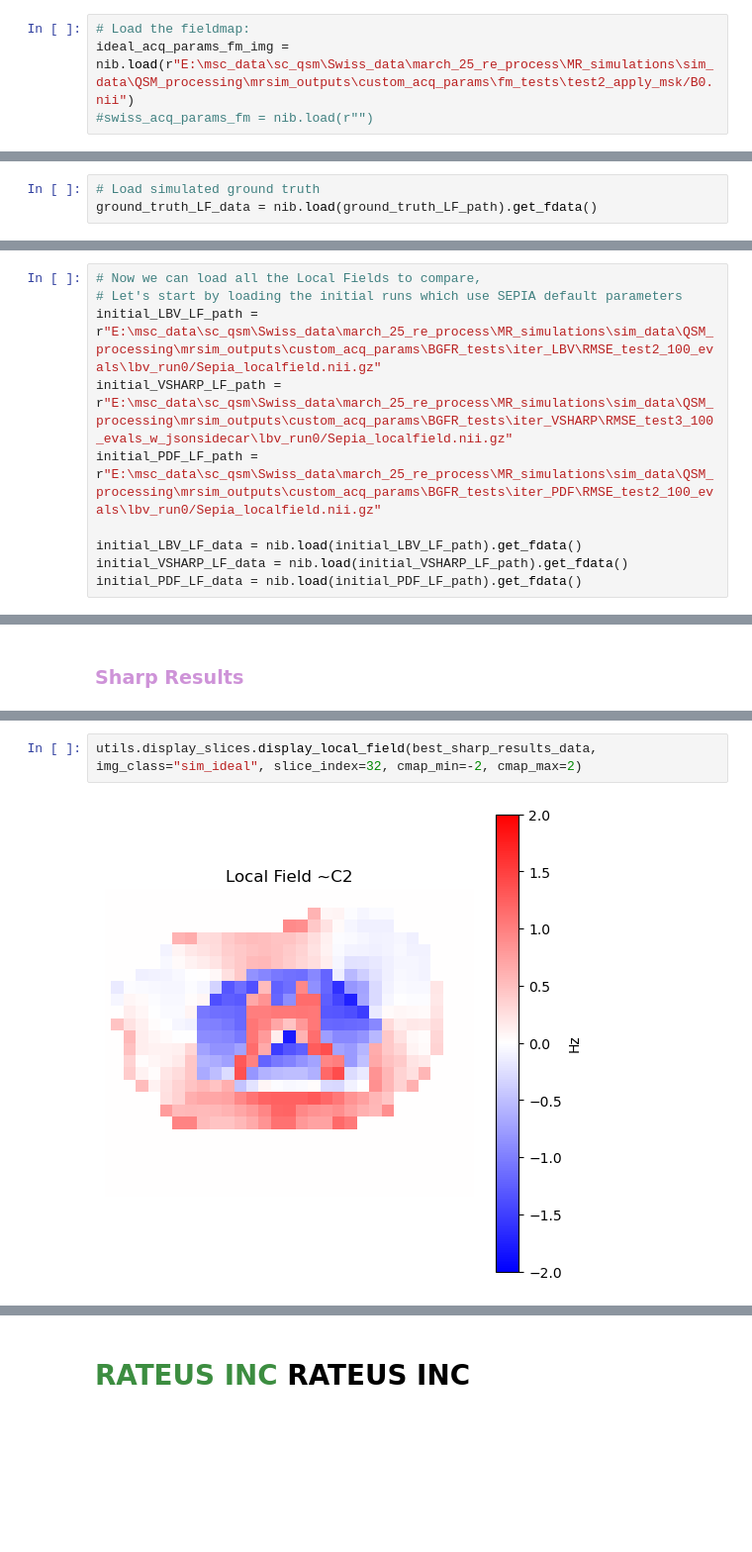
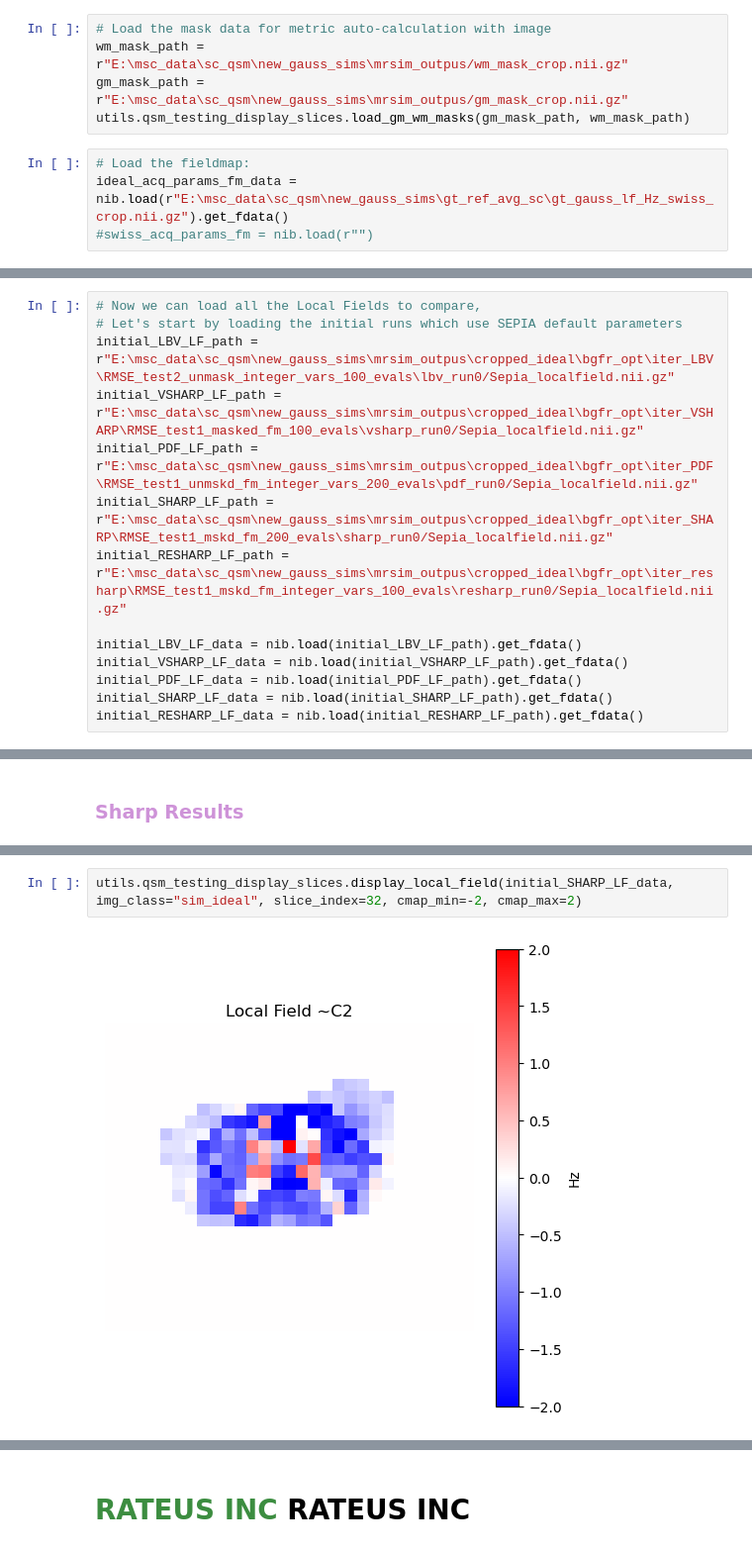
Before and after one commit to sriosq/Image-processing-strategies, a Jupyter notebook: qsm_testing/bgfr_testing.ipynb, the cells around one changed output, grey strips where cells are left out. Shown at 99% size. Drawn from its saved outputs; the diff is of its cells as text; blank space fills up the shorter version.

```diff
--- a/qsm_testing/bgfr_testing.ipynb
+++ b/qsm_testing/bgfr_testing.ipynb
@@ -31,4 +29,9 @@ This are the fieldmaps calculated with ROMEO
+# %%
+# Load the mask data for metric auto-calculation with image
+wm_mask_path = r"E:\msc_data\sc_qsm\new_gauss_sims\mrsim_outpus/wm_mask_crop.nii.gz"
+gm_mask_path = r"E:\msc_data\sc_qsm\new_gauss_sims\mrsim_outpus/gm_mask_crop.nii.gz"
+utils.qsm_testing_display_slices.load_gm_wm_masks(gm_mask_path, wm_mask_path)
 # %%
 # Load the fieldmap:
-ideal_acq_params_fm_img = nib.load(r"E:\msc_data\sc_qsm\Swiss_data\march_25_re_process\MR_simulations\sim_data\QSM_processing\mrsim_outputs\custom_acq_params\fm_tests\test2_apply_msk/B0.nii")
+ideal_acq_params_fm_data = nib.load(r"E:\msc_data\sc_qsm\new_gauss_sims\gt_ref_avg_sc\gt_gauss_lf_Hz_swiss_crop.nii.gz").get_fdata()
 #swiss_acq_params_fm = nib.load(r"")
@@ -50,3 +45,0 @@ sc_mask_path = r"E:\msc_data\sc_qsm\Swiss_data\march_25_re_process\MR_simulation
-# %%
-# Load simulated ground truth
-ground_truth_LF_data = nib.load(ground_truth_LF_path).get_fdata()
@@ -53,12 +52,16 @@ ground_truth_LF_data = nib.load(ground_truth_LF_path).get_fdata()
 # %%
 # Now we can load all the Local Fields to compare,
 # Let's start by loading the initial runs which use SEPIA default parameters
-initial_LBV_LF_path = r"E:\msc_data\sc_qsm\Swiss_data\march_25_re_process\MR_simulations\sim_data\QSM_processing\mrsim_outputs\custom_acq_params\BGFR_tests\iter_LBV\RMSE_test2_100_evals\lbv_run0/Sepia_localfield.nii.gz"
-initial_VSHARP_LF_path = r"E:\msc_data\sc_qsm\Swiss_data\march_25_re_process\MR_simulations\sim_data\QSM_processing\mrsim_outputs\custom_acq_params\BGFR_tests\iter_VSHARP\RMSE_test3_100_evals_w_jsonsidecar\lbv_run0/Sepia_localfield.nii.gz"
-initial_PDF_LF_path = r"E:\msc_data\sc_qsm\Swiss_data\march_25_re_process\MR_simulations\sim_data\QSM_processing\mrsim_outputs\custom_acq_params\BGFR_tests\iter_PDF\RMSE_test2_100_evals\lbv_run0/Sepia_localfield.nii.gz"
+initial_LBV_LF_path = r"E:\msc_data\sc_qsm\new_gauss_sims\mrsim_outpus\cropped_ideal\bgfr_opt\iter_LBV\RMSE_test2_unmask_integer_vars_100_evals\lbv_run0/Sepia_localfield.nii.gz"
+initial_VSHARP_LF_path = r"E:\msc_data\sc_qsm\new_gauss_sims\mrsim_outpus\cropped_ideal\bgfr_opt\iter_VSHARP\RMSE_test1_masked_fm_100_evals\vsharp_run0/Sepia_localfield.nii.gz"
+initial_PDF_LF_path = r"E:\msc_data\sc_qsm\new_gauss_sims\mrsim_outpus\cropped_ideal\bgfr_opt\iter_PDF\RMSE_test1_unmskd_fm_integer_vars_200_evals\pdf_run0/Sepia_localfield.nii.gz"
+initial_SHARP_LF_path = r"E:\msc_data\sc_qsm\new_gauss_sims\mrsim_outpus\cropped_ideal\bgfr_opt\iter_SHARP\RMSE_test1_mskd_fm_200_evals\sharp_run0/Sepia_localfield.nii.gz"
+initial_RESHARP_LF_path = r"E:\msc_data\sc_qsm\new_gauss_sims\mrsim_outpus\cropped_ideal\bgfr_opt\iter_resharp\RMSE_test1_mskd_fm_integer_vars_100_evals\resharp_run0/Sepia_localfield.nii.gz"
 
 initial_LBV_LF_data = nib.load(initial_LBV_LF_path).get_fdata()
 initial_VSHARP_LF_data = nib.load(initial_VSHARP_LF_path).get_fdata()
 initial_PDF_LF_data = nib.load(initial_PDF_LF_path).get_fdata()
+initial_SHARP_LF_data = nib.load(initial_SHARP_LF_path).get_fdata()
+initial_RESHARP_LF_data = nib.load(initial_RESHARP_LF_path).get_fdata()
 # %%
 # Now lets load the best performing LF after Nomad optimization
@@ -125,4 +151,4 @@ best_sharp_results_data = best_sharp_results_img.get_fdata()
 # %%
-utils.display_slices.display_local_field(best_sharp_results_data, img_class="sim_ideal", slice_index=32, cmap_min=-2, cmap_max=2)
+utils.qsm_testing_display_slices.display_local_field(initial_SHARP_LF_data, img_class="sim_ideal", slice_index=32, cmap_min=-2, cmap_max=2)
 # %% [output]
-[figure, old version]
+[figure, new version]
```
Also changed, not shown: parts of 29 cells of this notebook, 10 other files.
